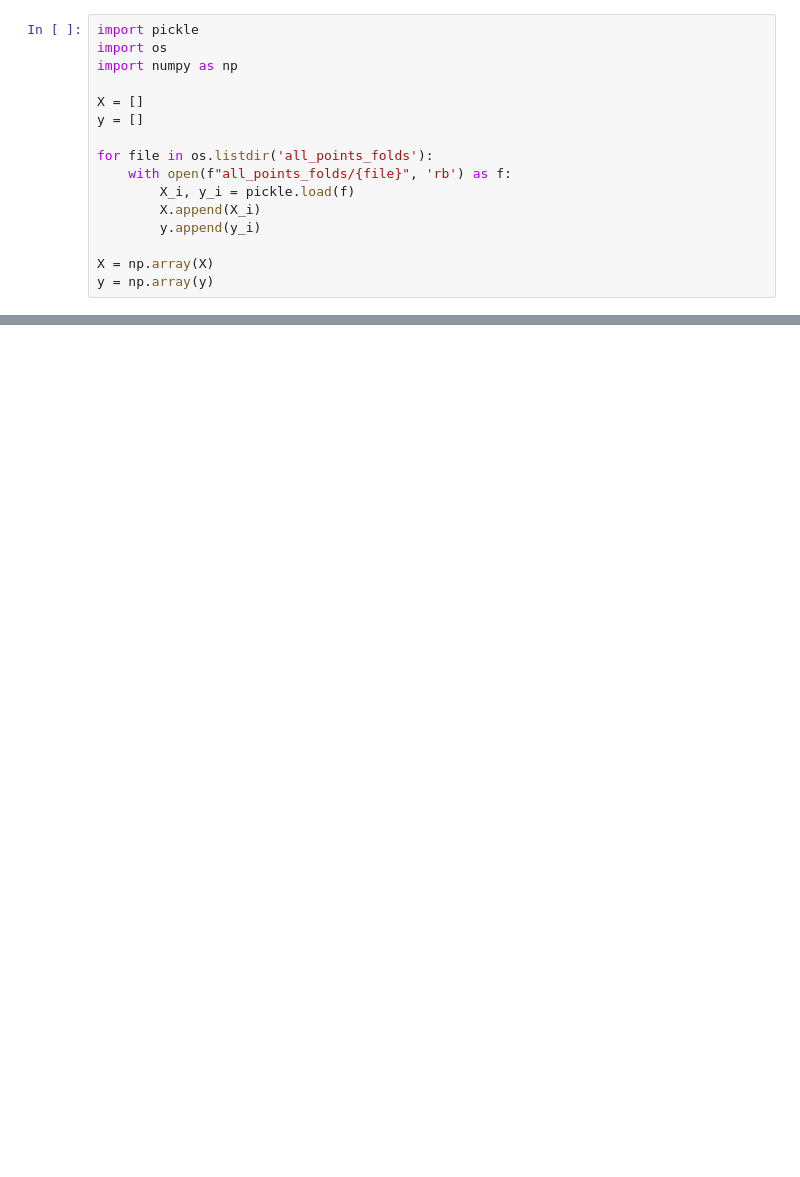
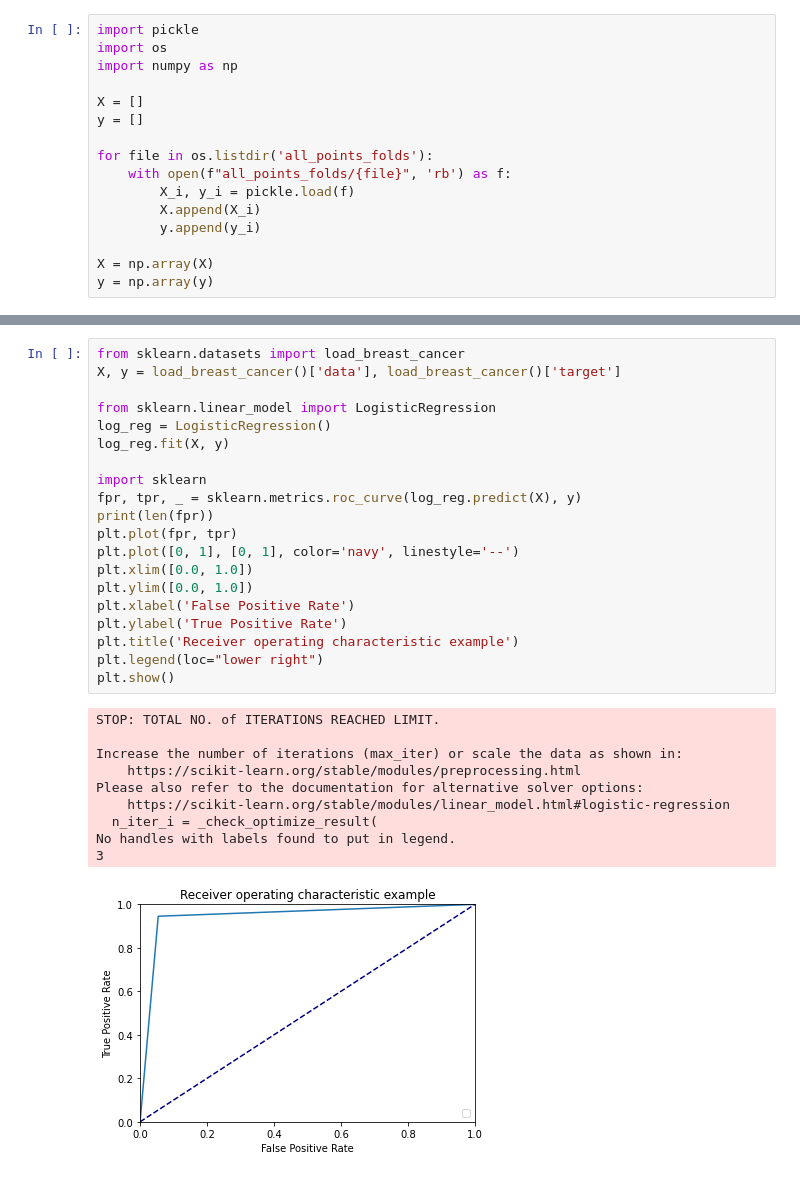
Before and after one commit to anish-lakkapragada/Hand-Classification-For-Autism-Diagnosis, a Jupyter notebook: Hand Flapping Classifier_2.ipynb, the cells around one changed output, grey strips where cells are left out. Cells and saved outputs as stored; diff of their text form; blank space fills up the shorter version.

```diff
--- a/Hand Flapping Classifier_2.ipynb
+++ b/Hand Flapping Classifier_2.ipynb
@@ -1197,0 +480,31 @@ file is me_reading_control.mov, prediction is [[0.9999876]]
+# %%
+from sklearn.datasets import load_breast_cancer
+X, y = load_breast_cancer()['data'], load_breast_cancer()['target']
+
+from sklearn.linear_model import LogisticRegression
+log_reg = LogisticRegression()
+log_reg.fit(X, y)
+
+import sklearn
+fpr, tpr, _ = sklearn.metrics.roc_curve(log_reg.predict(X), y)
+print(len(fpr))
+plt.plot(fpr, tpr)
+plt.plot([0, 1], [0, 1], color='navy', linestyle='--')
+plt.xlim([0.0, 1.0])
+plt.ylim([0.0, 1.0])
+plt.xlabel('False Positive Rate')
+plt.ylabel('True Positive Rate')
+plt.title('Receiver operating characteristic example')
+plt.legend(loc="lower right")
+plt.show()
+# %% [output]
+STOP: TOTAL NO. of ITERATIONS REACHED LIMIT.
+
+Increase the number of iterations (max_iter) or scale the data as shown in:
+    https://scikit-learn.org/stable/modules/preprocessing.html
+Please also refer to the documentation for alternative solver options:
+    https://scikit-learn.org/stable/modules/linear_model.html#logistic-regression
+  n_iter_i = _check_optimize_result(
+No handles with labels found to put in legend.
+3
+[figure, added]
```
Also changed, not shown: parts of 30 cells of this notebook, 8 other files.
